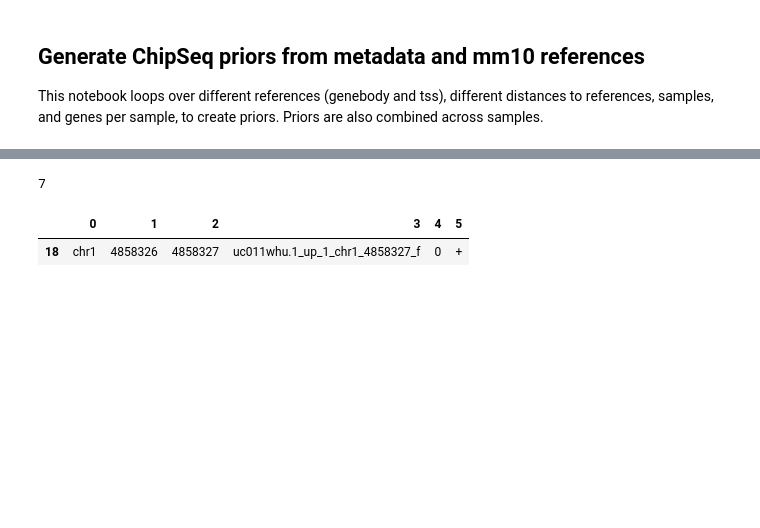
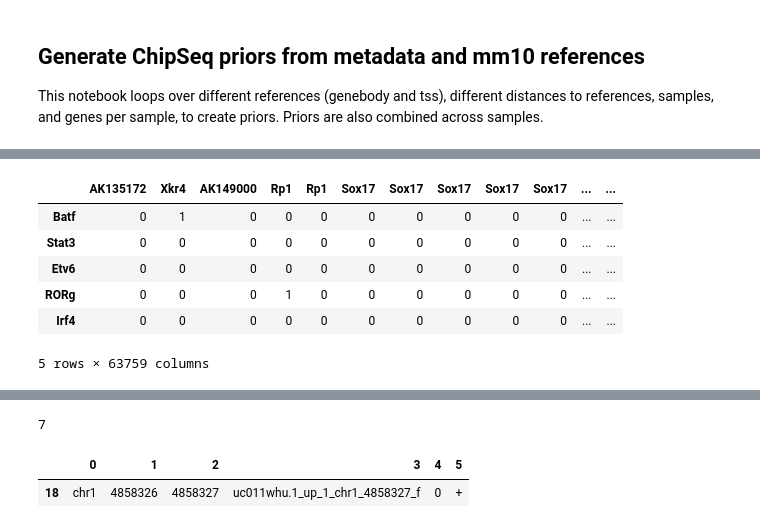
Before and after one commit to nickdeveaux/scratch_space, a Jupyter notebook: bioinformatics_quick_tasks/Priors from chipseq.ipynb, the cells around one changed output, grey strips where cells are left out. Drawn from its saved outputs; the diff is of its cells as text; code cells hidden in the pictures; blank space fills up the shorter version.

```diff
--- a/bioinformatics_quick_tasks/Priors from chipseq.ipynb
+++ b/bioinformatics_quick_tasks/Priors from chipseq.ipynb
@@ -117,0 +110,10 @@ max(combined_df['5000-pval-5-combined'] )
+# %%
+renamed_dfs['genebodies_mm10_macs_pval_1e-10_5000'].head()
+# %% [output]
+|  | AK135172 | Xkr4 | AK149000 | Rp1 | Rp1 | Sox17 | Sox17 | Sox17 | Sox17 | Sox17 | ... | ... |
+| Batf | 0 | 1 | 0 | 0 | 0 | 0 | 0 | 0 | 0 | 0 | ... | ... |
+| Stat3 | 0 | 0 | 0 | 0 | 0 | 0 | 0 | 0 | 0 | 0 | ... | ... |
+| Etv6 | 0 | 0 | 0 | 0 | 0 | 0 | 0 | 0 | 0 | 0 | ... | ... |
+| RORg | 0 | 0 | 0 | 1 | 0 | 0 | 0 | 0 | 0 | 0 | ... | ... |
+| Irf4 | 0 | 0 | 0 | 0 | 0 | 0 | 0 | 0 | 0 | 0 | ... | ... |
+5 rows × 63759 columns
```
Also changed, not shown: parts of 23 cells of this notebook.
